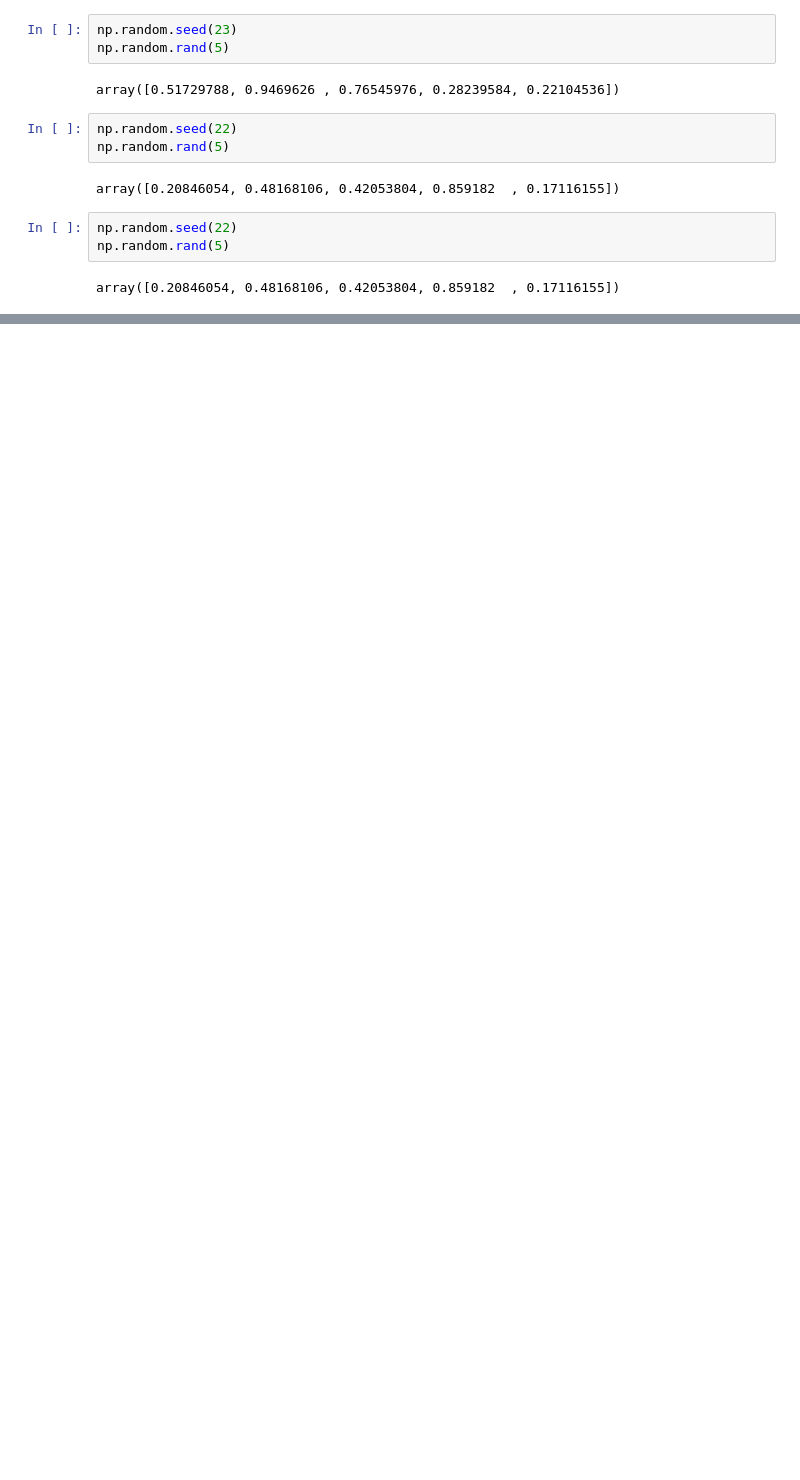
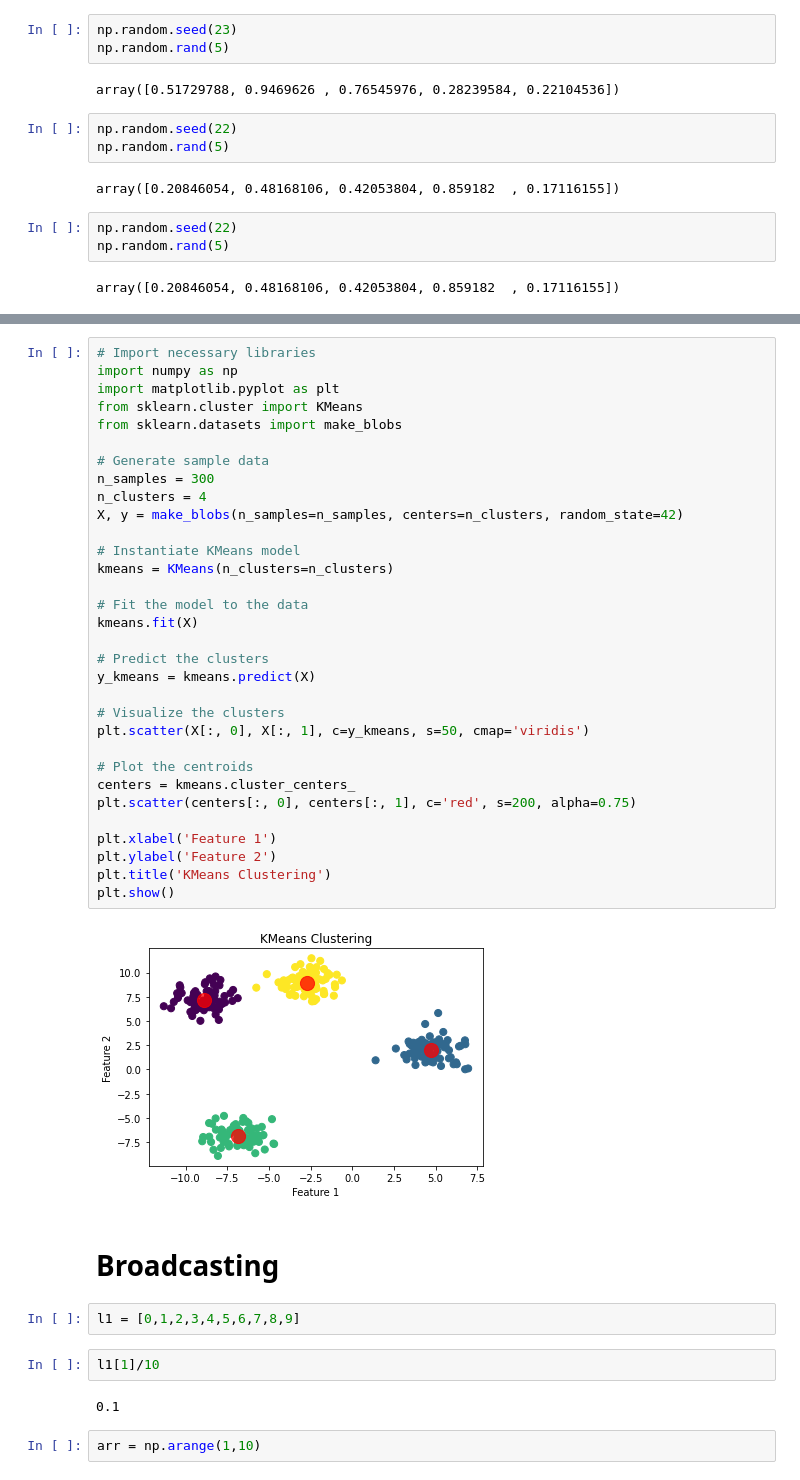
Before and after one commit to Jarju-10x/Python-ML-workshop, a Jupyter notebook: Python ML workshop - [jarju -bca]-checkpoint.ipynb, the cells around one changed output, grey strips where cells are left out. Saved outputs shown, nothing was run; the diff lists cells and outputs as text; blank space fills up the shorter version.

```diff
--- a/Python ML workshop - [jarju -bca]-checkpoint.ipynb
+++ b/Python ML workshop - [jarju -bca]-checkpoint.ipynb
@@ -297,0 +313,44 @@ array([0.20846054, 0.48168106, 0.42053804, 0.859182  , 0.17116155])
+# %%
+# Import necessary libraries
+import numpy as np
+import matplotlib.pyplot as plt
+from sklearn.cluster import KMeans
+from sklearn.datasets import make_blobs
+
+# Generate sample data
+n_samples = 300
+n_clusters = 4
+X, y = make_blobs(n_samples=n_samples, centers=n_clusters, random_state=42)
+
+# Instantiate KMeans model
+kmeans = KMeans(n_clusters=n_clusters)
+
+# Fit the model to the data
+kmeans.fit(X)
+
+# Predict the clusters
+y_kmeans = kmeans.predict(X)
+
+# Visualize the clusters
+plt.scatter(X[:, 0], X[:, 1], c=y_kmeans, s=50, cmap='viridis')
+
+# Plot the centroids
+centers = kmeans.cluster_centers_
+plt.scatter(centers[:, 0], centers[:, 1], c='red', s=200, alpha=0.75)
+
+plt.xlabel('Feature 1')
+plt.ylabel('Feature 2')
+plt.title('KMeans Clustering')
+plt.show()
+# %% [output]
+[figure, added]
+# %% [markdown]
+# Broadcasting
+# %%
+l1 = [0,1,2,3,4,5,6,7,8,9]
+# %%
+l1[1]/10
+# %% [output]
+0.1
+# %%
+arr = np.arange(1,10)
```
Also changed, not shown: parts of 141 cells of this notebook.
